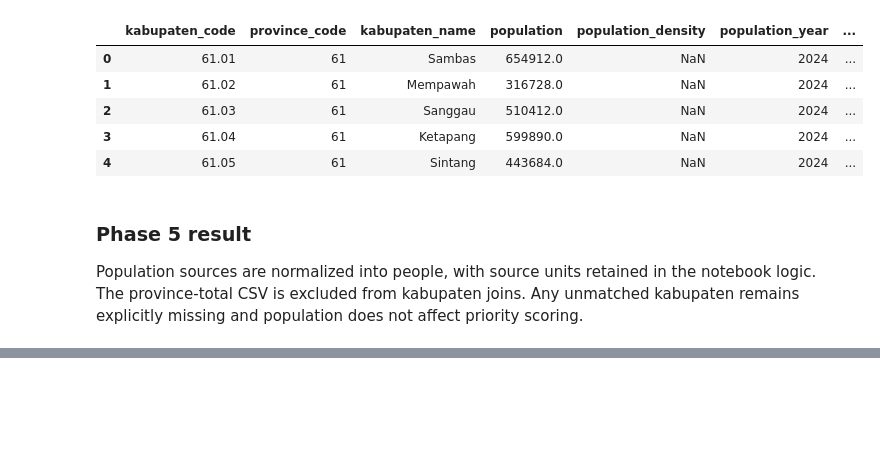
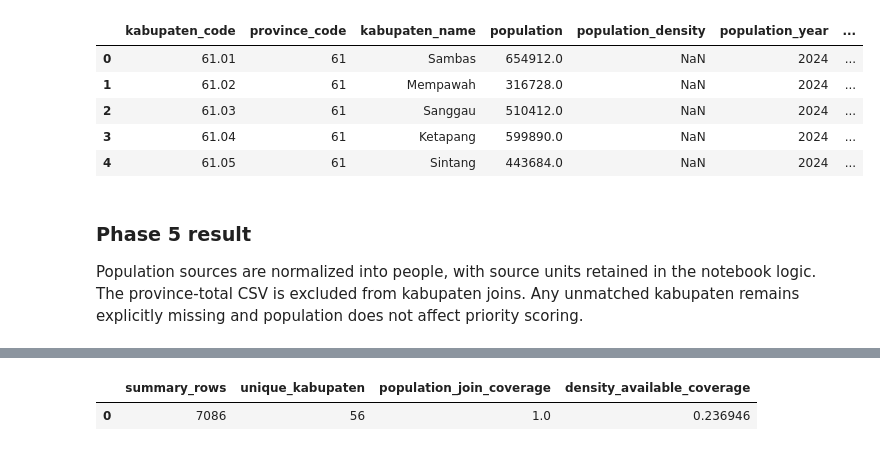
Before and after one commit to marimoria/Fireline, a Jupyter notebook: notebooks/07_FIRELINE_Kabupaten_Drilldown.ipynb, the cells around one changed output, grey strips where cells are left out. Drawn from its saved outputs; the diff is of its cells as text; code cells hidden in the pictures; blank space fills up the shorter version.

Commit message:
phase6_enriched_dashboard_output

```diff
--- a/notebooks/07_FIRELINE_Kabupaten_Drilldown.ipynb
+++ b/notebooks/07_FIRELINE_Kabupaten_Drilldown.ipynb
@@ -451,0 +454,5 @@ Population sources are normalized into people, with source units retained in the
+# %%
+population_context = population_join[['kabupaten_code', 'population', 'population_density', 'population_year']].copy()
+kabupaten_day_enriched = kabupaten_day_summary.merge(population_context, on='kabupaten_code', how='left', validate='many_to_one')
+kabupaten_day_enriched['population_context_note'] = 'Population context; not included in priority score.'
+kabupaten_day_enriched.head()
@@ -451,0 +466,11 @@ Population sources are normalized into people, with source units retained in the
+# %%
+assert len(kabupaten_day_enriched) == len(kabupaten_day_summary)
+assert kabupaten_day_enriched[['kabupaten_code', 'population']].drop_duplicates().kabupaten_code.is_unique
+assert kabupaten_day_enriched.population.notna().all()
+population_by_admin = population_context.set_index('kabupaten_code').population
+assert kabupaten_day_enriched.apply(lambda row: row.population == population_by_admin[row.kabupaten_code], axis=1).all()
+phase6_validation = pd.DataFrame([{'summary_rows': len(kabupaten_day_enriched), 'unique_kabupaten': kabupaten_day_enriched.kabupaten_code.nunique(), 'population_join_coverage': float(kabupaten_day_enriched.population.notna().mean()), 'density_available_coverage': float(kabupaten_day_enriched.population_density.notna().mean())}])
+phase6_validation
+# %% [output]
+|  | summary_rows | unique_kabupaten | population_join_coverage | density_available_coverage |
+| 0 | 7086 | 56 | 1.0 | 0.236946 |
```
Also changed, not shown: parts of 4 cells of this notebook, 2 other files.
